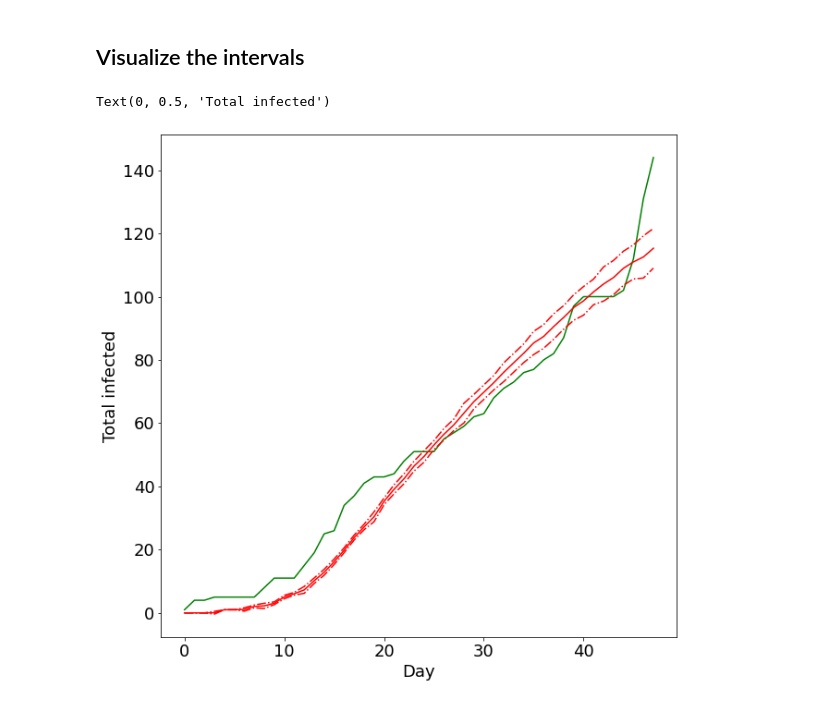
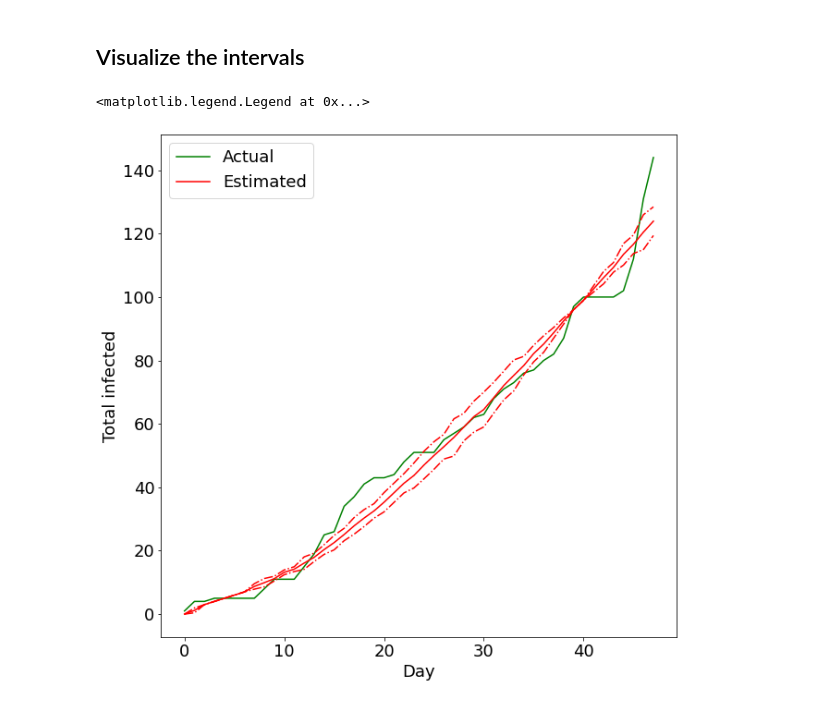
Before and after one commit to WadhwaniAI/covid-modelling, a Jupyter notebook: notebooks/seir/[TRY] metropolis.ipynb, the cells around one changed output. Cells and saved outputs as stored; diff of their text form; code cells hidden in the pictures.

```diff
--- a/notebooks/seir/[TRY] metropolis.ipynb
+++ b/notebooks/seir/[TRY] metropolis.ipynb
@@ -139,7 +139,7 @@ def param_init():
 # %%
 proposal_sigmas = OrderedDict()
 for key in prior_ranges:
-    proposal_sigmas[key] = 0.25 * (prior_ranges[key][1] - prior_ranges[key][0])
+    proposal_sigmas[key] = 1#0.025 * (prior_ranges[key][1] - prior_ranges[key][0])
 
 def proposal(theta_old):
     theta_new = np.random.normal(loc=[*theta_old.values()], scale=[*proposal_sigmas.values()])
@@ -190,6 +190,11 @@ def accept(theta_old, theta_new):
     else:
         x = np.random.uniform(0, 1)
         return (x < np.exp(x_new - x_old))
+
+def anneal_accept(iter):
+    prob = 1 - np.exp(-(1/(iter + 1e-10)))
+    x = np.random.uniform(0, 1)
+    return (x < prob)
 # %% [markdown]
 ## Metropolis loop
 # %%
@@ -200,10 +205,13 @@ def metropolis(iter=1000):
 
     for i in tqdm(range(iter)):
         theta_new = proposal(theta)
-        if accept(theta, theta_new):
+        if anneal_accept(i):
             theta = theta_new
         else:
-            rejected.append(theta_new)
+            if accept(theta, theta_new):
+                theta = theta_new
+            else:
+                rejected.append(theta_new)
         accepted.append(theta)
 
     return accepted, rejected
@@ -270,12 +278,12 @@ pred_dfs = list()
 optimiser = Optimiser()
 default_params = optimiser.init_default_params(df_train)
 # %%
-burn_in = 500
+burn_in = 5000
 n_samples = 1000
-acc = acc[burn_in:]
-sample_indices = np.random.uniform(0, len(acc), n_samples)
+posterior_samples = acc[burn_in:]
+sample_indices = np.random.uniform(0, len(posterior_samples), n_samples)
 for i in tqdm(sample_indices):
-    pred_dfs.append(optimiser.solve(acc[int(i)], default_params, df_train))
+    pred_dfs.append(optimiser.solve(posterior_samples[int(i)], default_params, df_train))
 # %%
 for df in pred_dfs:
     df.set_index('date', inplace=True)
@@ -304,11 +312,12 @@ for date in tqdm(pred_dfs[0].index):
 # %%
 plt.figure(figsize=(10, 10))
 plt.plot(df_train['total_infected'], c='g', label='Actual')
 plt.plot(result['total_infected'].tolist(), c='r', label='Estimated')
 plt.plot(result['total_infected_low'].tolist(), c='r', linestyle='dashdot')
 plt.plot(result['total_infected_high'].tolist(), c='r', linestyle='dashdot')
 plt.xlabel("Day")
 plt.ylabel("Total infected")
+plt.legend()
 # %% [output]
-Text(0, 0.5, 'Total infected')
+<matplotlib.legend.Legend at 0x...>
-[figure, old version]
+[figure, new version]
```
Also changed, not shown: parts of 5 cells of this notebook.
